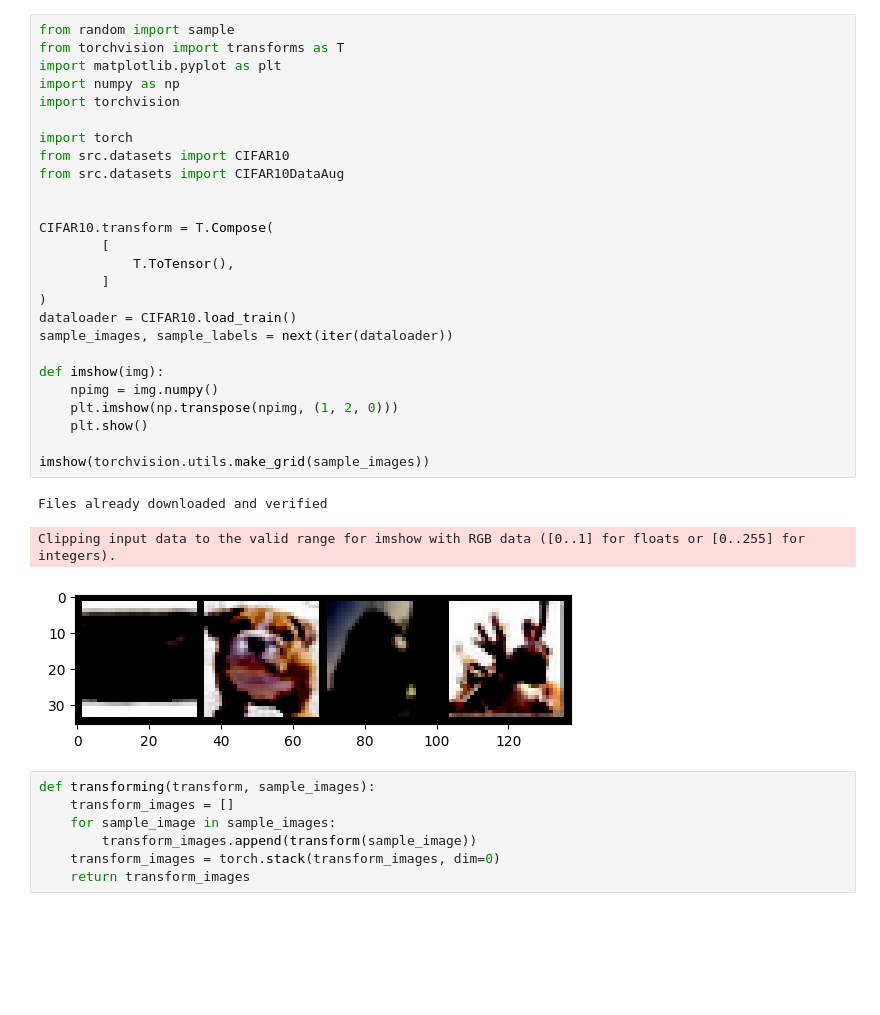
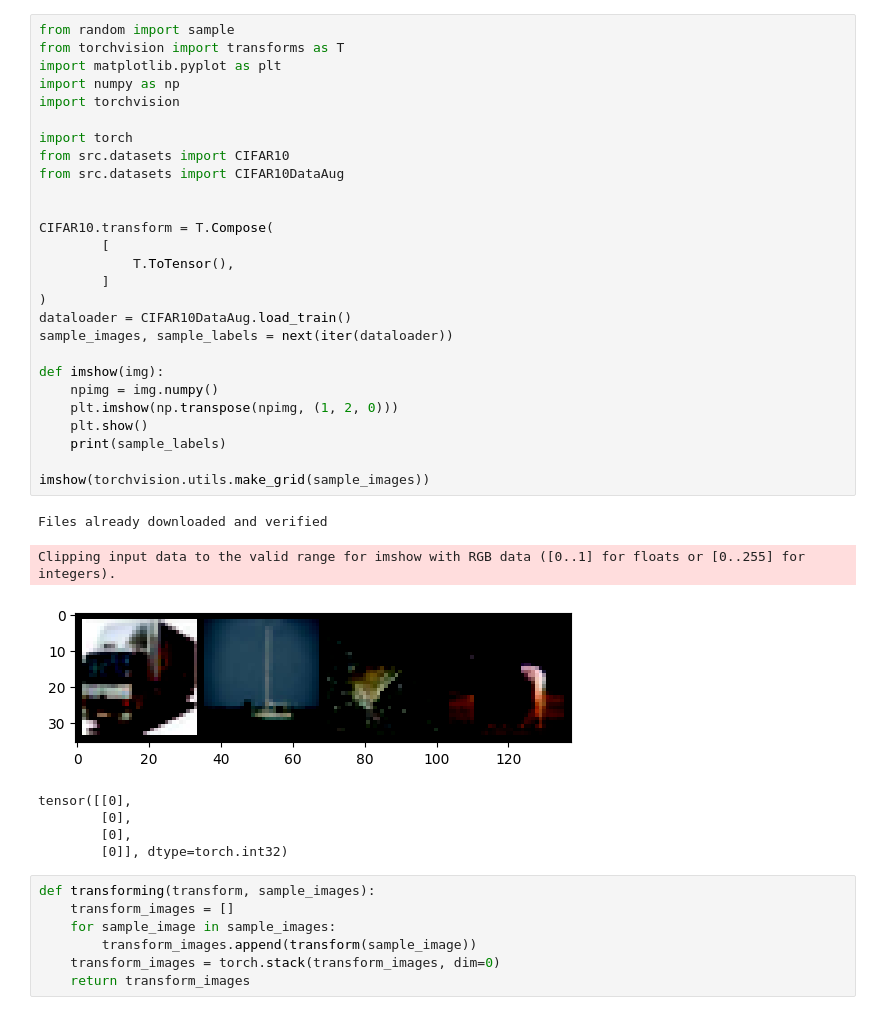
Before and after one commit to devhoodit/ml2-project, a Jupyter notebook: ml2/data_augmentation_eg.ipynb, the cells around one changed output. Cells and saved outputs as stored; diff of their text form; blank space fills up the shorter version.

Commit message:
feature data-augmentation examples

```diff
--- a/ml2/data_augmentation_eg.ipynb
+++ b/ml2/data_augmentation_eg.ipynb
@@ -1,33 +1,38 @@
 # %%
 from random import sample
 from torchvision import transforms as T
 import matplotlib.pyplot as plt
 import numpy as np
 import torchvision
 
 import torch
 from src.datasets import CIFAR10
 from src.datasets import CIFAR10DataAug
 
 
 CIFAR10.transform = T.Compose(
         [
             T.ToTensor(),
         ]
 )
-dataloader = CIFAR10.load_train()
+dataloader = CIFAR10DataAug.load_train()
 sample_images, sample_labels = next(iter(dataloader))
 
 def imshow(img):
     npimg = img.numpy()
     plt.imshow(np.transpose(npimg, (1, 2, 0)))
     plt.show()
+    print(sample_labels)
 
 imshow(torchvision.utils.make_grid(sample_images))
 # %% [output]
 Files already downloaded and verified
 Clipping input data to the valid range for imshow with RGB data ([0..1] for floats or [0..255] for integers).
-[figure, old version]
+[figure, new version]
+tensor([[0],
+        [0],
+        [0],
+        [0]], dtype=torch.int32)
 # %%
 def transforming(transform, sample_images):
     transform_images = []
```
Also changed, not shown: parts of 4 cells of this notebook, 3 other files.
